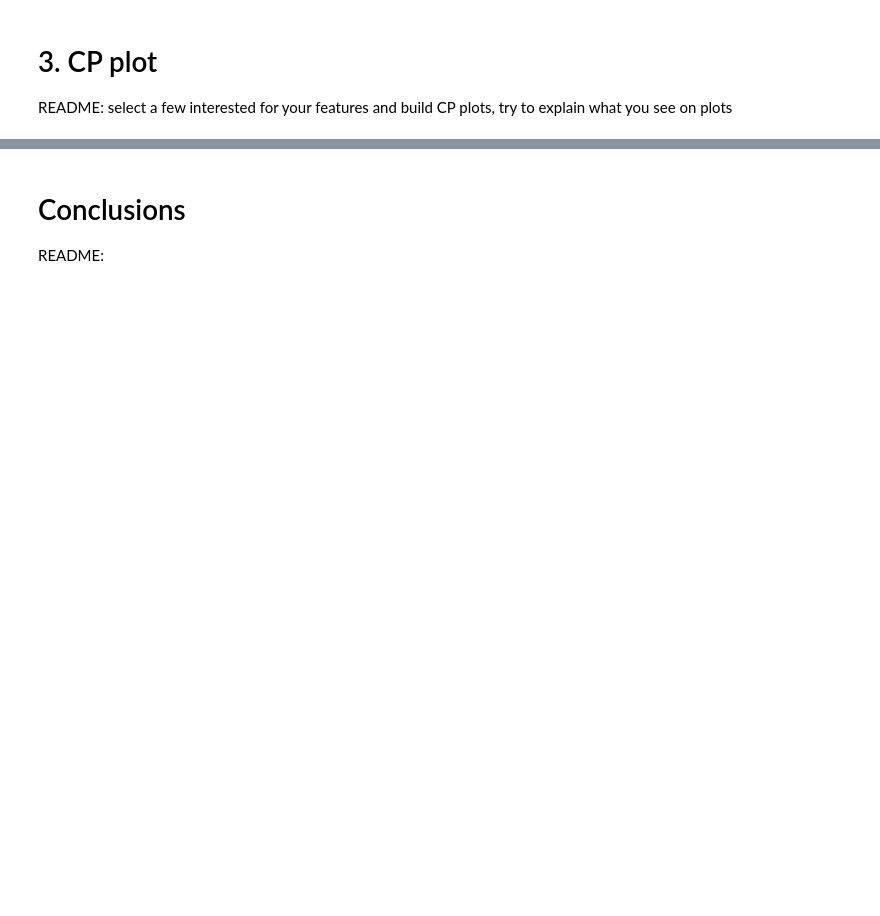
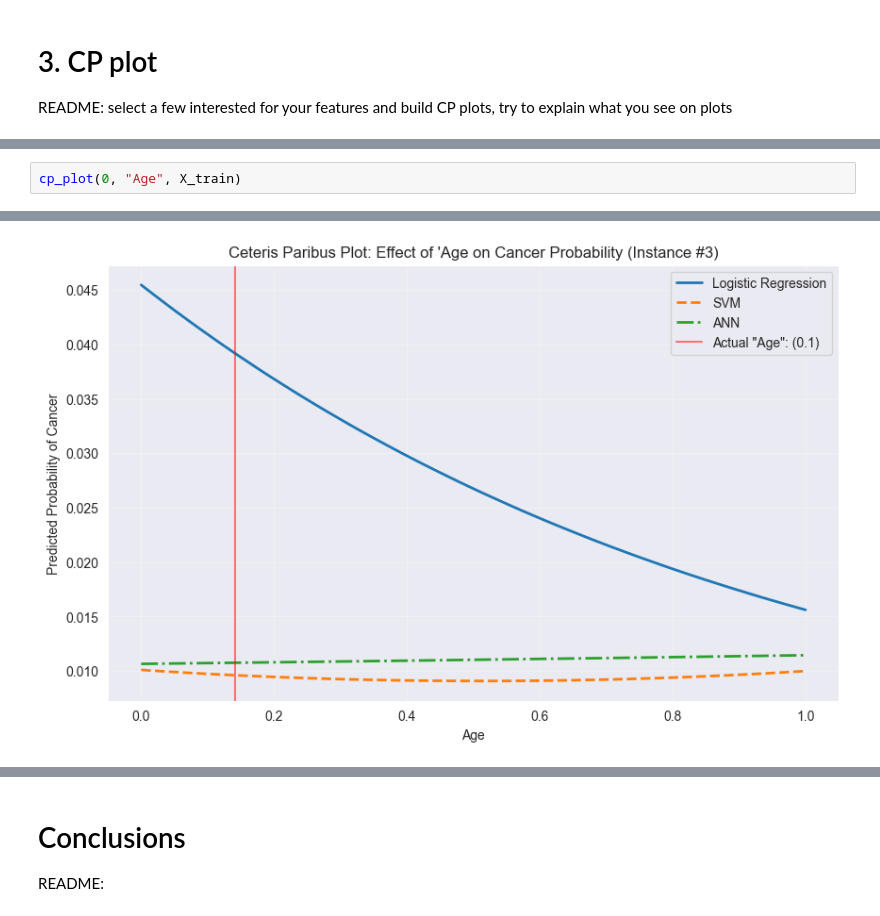
Before and after one commit to VolDonets/building_ML_models_course_materials, a Jupyter notebook: lab_works_2025_2026_2nd_sem/lab_2/lab_2_example_and_task.ipynb, the cells around one changed output, grey strips where cells are left out. Cells and saved outputs as stored; diff of their text form; blank space fills up the shorter version.

```diff
--- a/lab_works_2025_2026_2nd_sem/lab_2/lab_2_example_and_task.ipynb
+++ b/lab_works_2025_2026_2nd_sem/lab_2/lab_2_example_and_task.ipynb
@@ -116,0 +526,3 @@ README: select a few interested for your features and build CP plots, try to exp
+# %%
+cp_plot(0, "Age", X_train)
+# %% [output]
@@ -116,0 +530 @@ README: select a few interested for your features and build CP plots, try to exp
+[figure, added]
```
Also changed, not shown: parts of 54 cells of this notebook, 1 other file.
